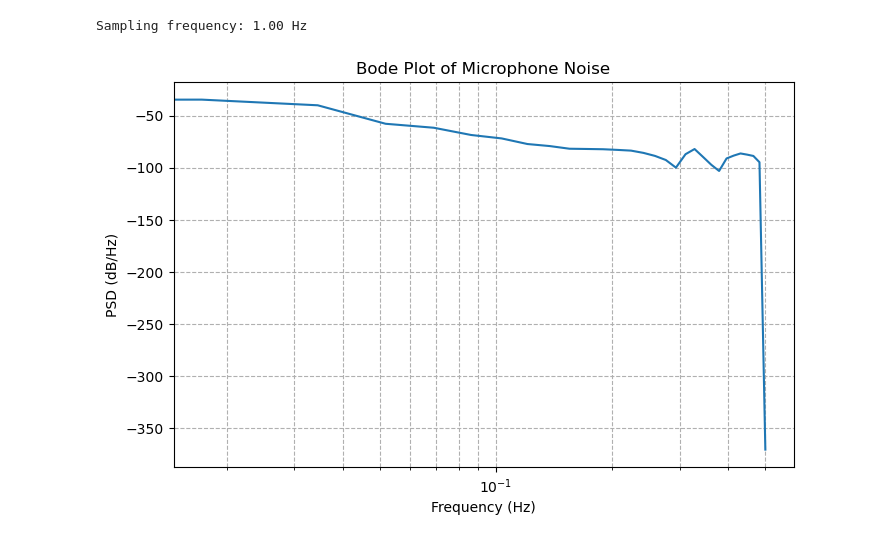
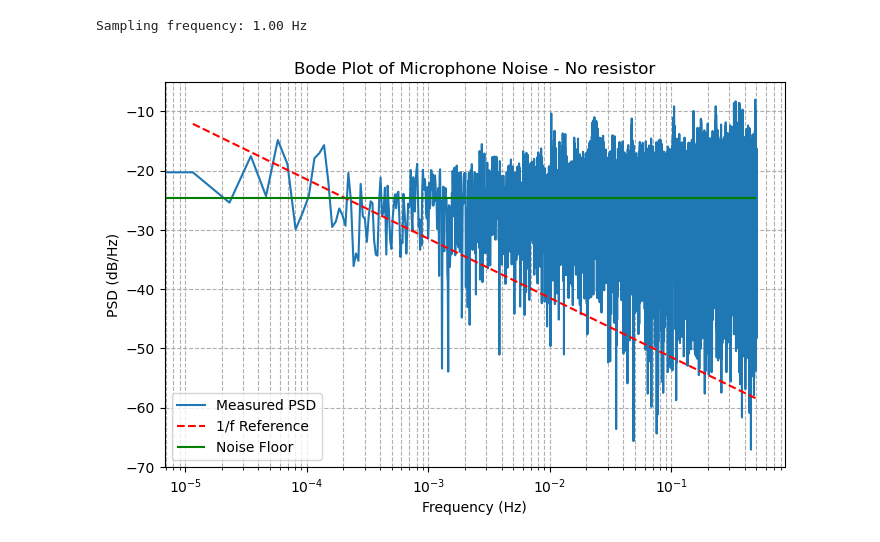
Before and after one commit to lokichubs/Flicker-noise-project, a Jupyter notebook: Notebooks/data_processing.ipynb, the cells around one changed output. Drawn from its saved outputs; the diff is of its cells as text; code cells hidden in the pictures.

Commit message:
Got first set of data processed

```diff
--- a/Notebooks/data_processing.ipynb
+++ b/Notebooks/data_processing.ipynb
@@ -6,9 +7,10 @@ from scipy.signal import welch
 # %%
-# Replace 'Mic_data.csv' with your actual filename if different
-df = pd.read_csv('mic_data.csv')
+
+path = 'data/mic_data_lid_open.csv'
+df = pd.read_csv(path)
 df = df.dropna()  # Remove any NaN rows
-t = df['timestamp'].values
-x = df['mic_value'].values
+t = df['time (s)'].values
+x = df['voltage (V)'].values
 # %%
 # Estimate sampling frequency from timestamps (assumes uniform sampling)
 dt = np.mean(np.diff(t))
@@ -19,17 +21,34 @@ Sampling frequency: 1.00 Hz
 # %%
 # Remove DC offset
 x = x - np.mean(x)
 
 # Compute PSD using Welch's method
-f, Pxx = welch(x, fs=fs, nperseg=101)
+# ensuring maximum possible frequencies are captured
+f, Pxx = welch(x, fs=fs, nperseg=86400 )
 
-# Plot on log-log scale
 plt.figure(figsize=(8,5))
-plt.semilogx(f, 10 * np.log10(Pxx))
+plt.semilogx(f, 10 * np.log10(Pxx), label='Measured PSD')
+
+f_ref = np.linspace(f[1], f[-1], 1000)
+freq_norm = 0.001
+idx_norm = np.argmin(np.abs(f - freq_norm))
+p_ref = Pxx[idx_norm]
+ref_line = p_ref * (freq_norm / f_ref)
+
+plt.semilogx(f_ref, 10 * np.log10(ref_line), 'r--', label='1/f Reference')
+
+# Estimate noise floor as median PSD at high frequencies (e.g., last 10% of frequencies)
+hf_start = int(len(f) * 0.9)
+noise_floor_level = np.median(Pxx[hf_start:])
+
+# Plot noise floor as a horizontal green line
+plt.hlines(10 * np.log10(noise_floor_level), f[0], f[-1], colors='g', linestyles='-', label='Noise Floor')
+
 plt.xlabel('Frequency (Hz)')
 plt.ylabel('PSD (dB/Hz)')
-plt.title('Bode Plot of Microphone Noise')
+plt.title('Bode Plot of Microphone Noise - No resistor')
+plt.legend()
 plt.grid(True, which='both', ls='--')
 plt.show()
 # %% [output]
-[figure, old version]
+[figure, new version]
```
Also changed, not shown: parts of 1 cell of this notebook, 1 other file.
